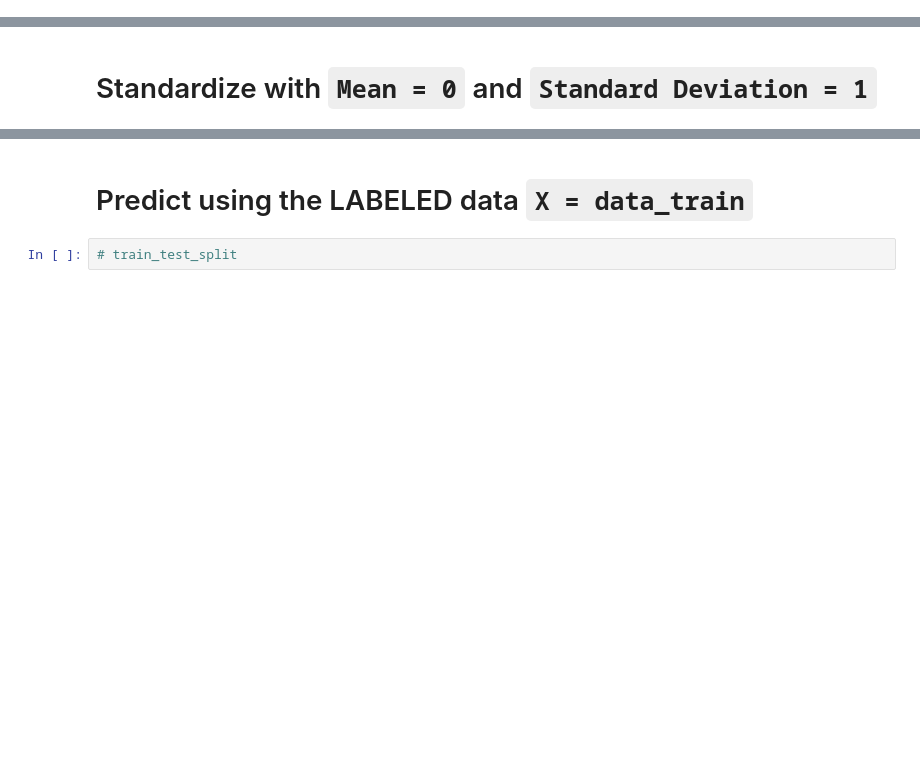
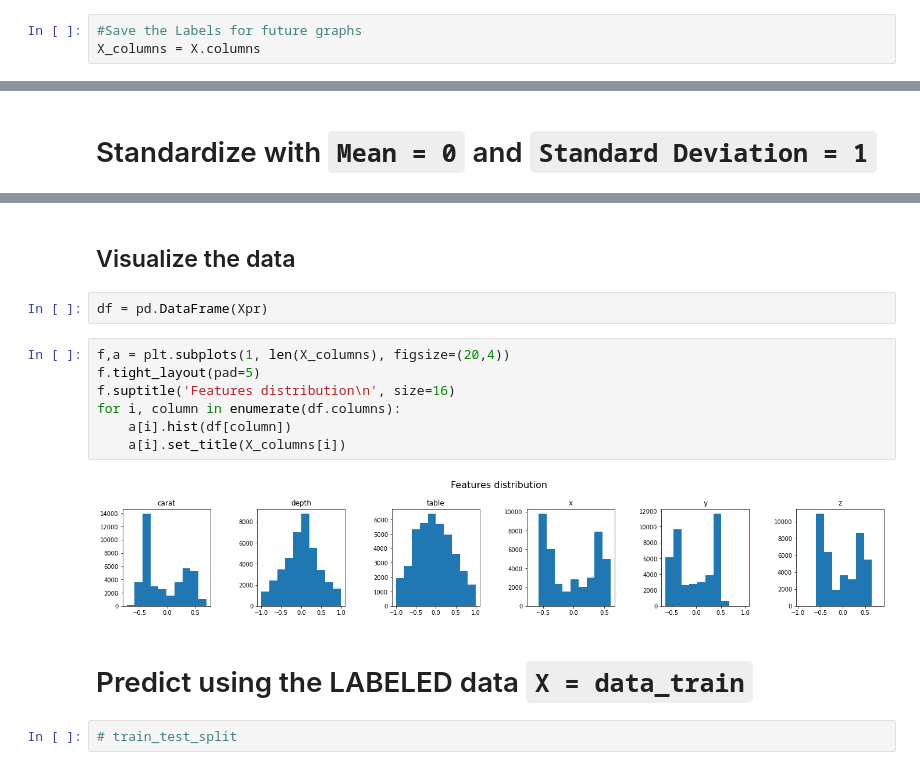
Before and after one commit to rihp/diamond-price-supervised-ML, a Jupyter notebook: notebooks/pipeline-prototype.ipynb, the cells around one changed output, grey strips where cells are left out. Drawn from its saved outputs; the diff is of its cells as text; blank space fills up the shorter version.

Commit message:
working on graphing

```diff
--- a/notebooks/pipeline-prototype.ipynb
+++ b/notebooks/pipeline-prototype.ipynb
@@ -90,4 +90,7 @@ label = 'price'
 # %%
 X = data.drop(columns=label).copy()
 y = data[label].copy()
+# %%
+#Save the Labels for future graphs
+X_columns = X.columns
 # %%
@@ -143,3 +144,16 @@ NameError: name 'X' is not defined
+# %% [markdown]
+## Visualize the data
+# %%
+df = pd.DataFrame(Xpr)
+# %%
+f,a = plt.subplots(1, len(X_columns), figsize=(20,4))
+f.tight_layout(pad=5)
+f.suptitle('Features distribution\n', size=16)
+for i, column in enumerate(df.columns):
+    a[i].hist(df[column])
+    a[i].set_title(X_columns[i])
+# %% [output]
+[figure, added]
 # %% [markdown]
 # Predict using the LABELED data `X = data_train`
 # %%
```
Also changed, not shown: parts of 6 cells of this notebook.
